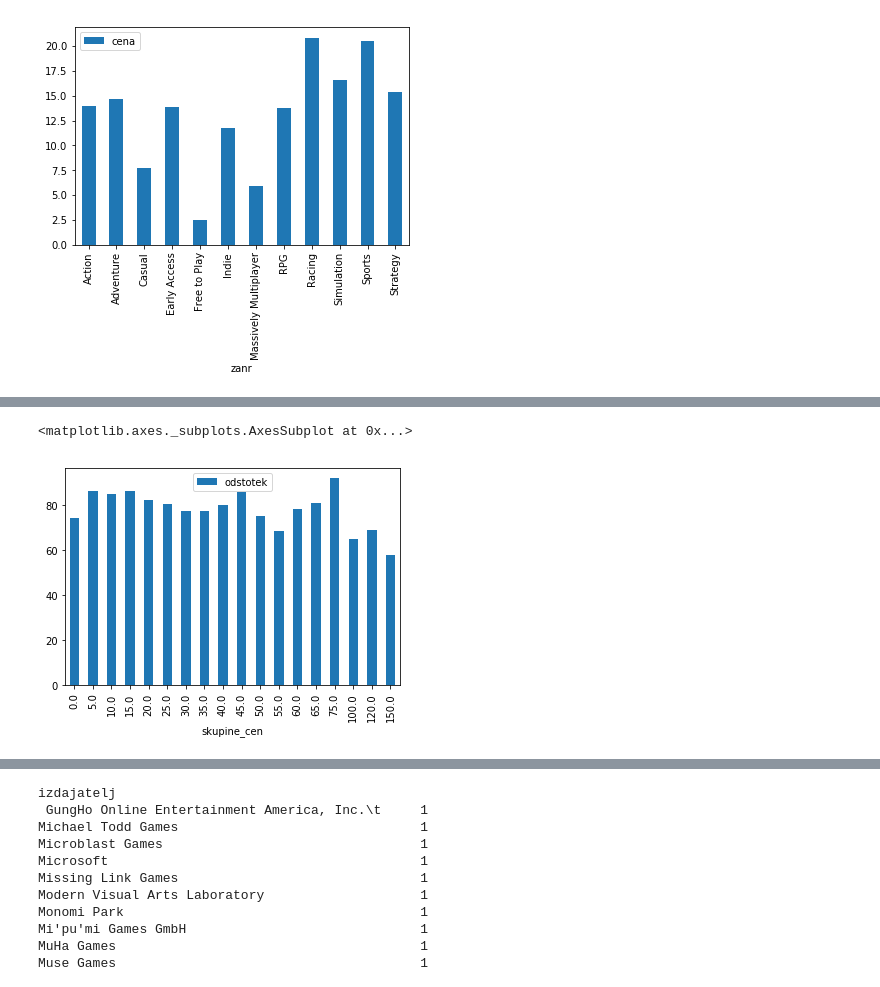
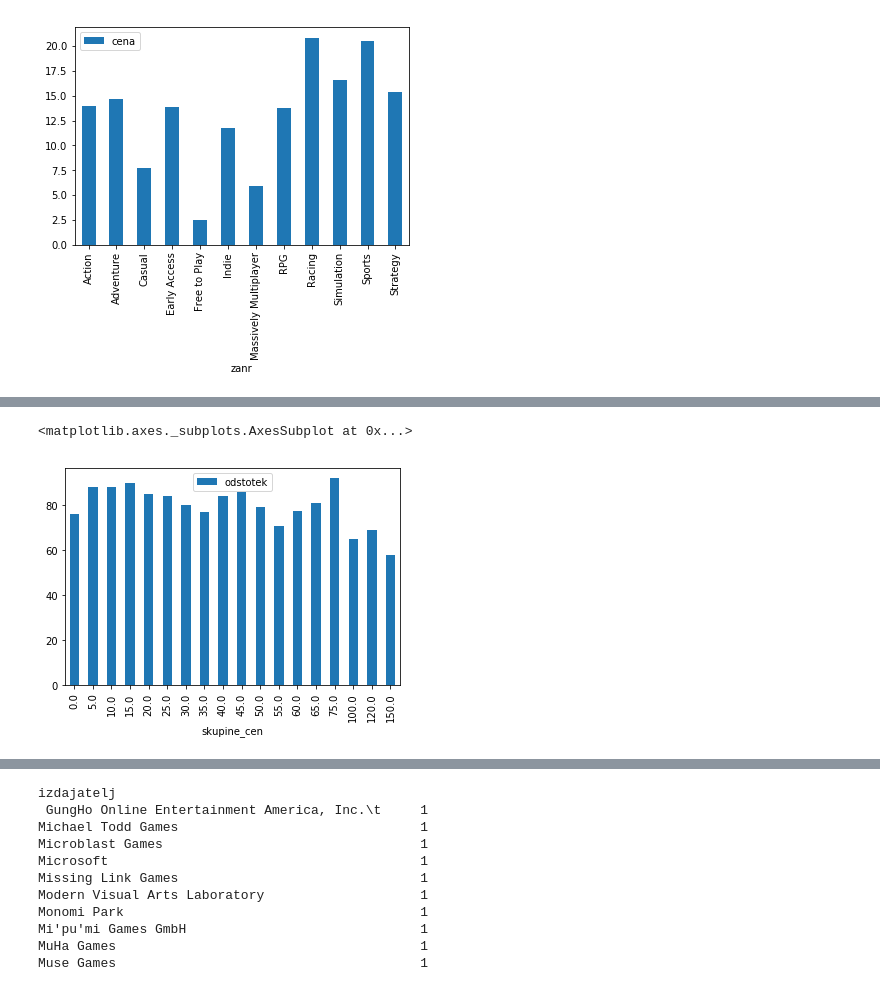
Before and after one commit to gregaSaksida/Steam, a Jupyter notebook: Untitled.ipynb, the cells around one changed output, grey strips where cells are left out. Drawn from its saved outputs; the diff is of its cells as text; code cells hidden in the pictures.

```diff
--- a/Untitled.ipynb
+++ b/Untitled.ipynb
@@ -3,2 +6,2 @@ import pandas as pd
 # %%
-igre = pd.read_csv('igre.csv', index_col='ime')
+igre = pd.read_csv('igre.csv')
@@ -121,2 +100,0 @@ tabela1.groupby('zanr').median().plot.bar(y='RAM')
-# %%
-igre['skupine_odstotkov'] = 5 * (igre['odstotek'] // 5)
@@ -123,5 +115,5 @@ igre['skupine_odstotkov'] = 5 * (igre['odstotek'] // 5)
 # %%
-igre.groupby('skupine_cen').mean().plot.bar(y='odstotek')
+igre.groupby('skupine_cen').median().plot.bar(y='odstotek')
 # %% [output]
 <matplotlib.axes._subplots.AxesSubplot at 0x...>
-[figure, old version]
+[figure, new version]
```
Also changed, not shown: parts of 29 cells of this notebook.
